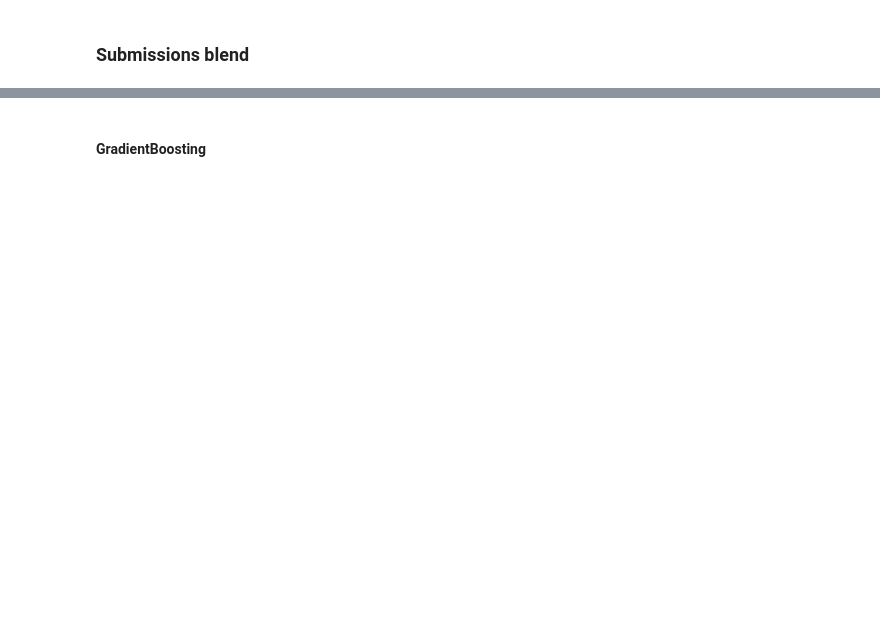
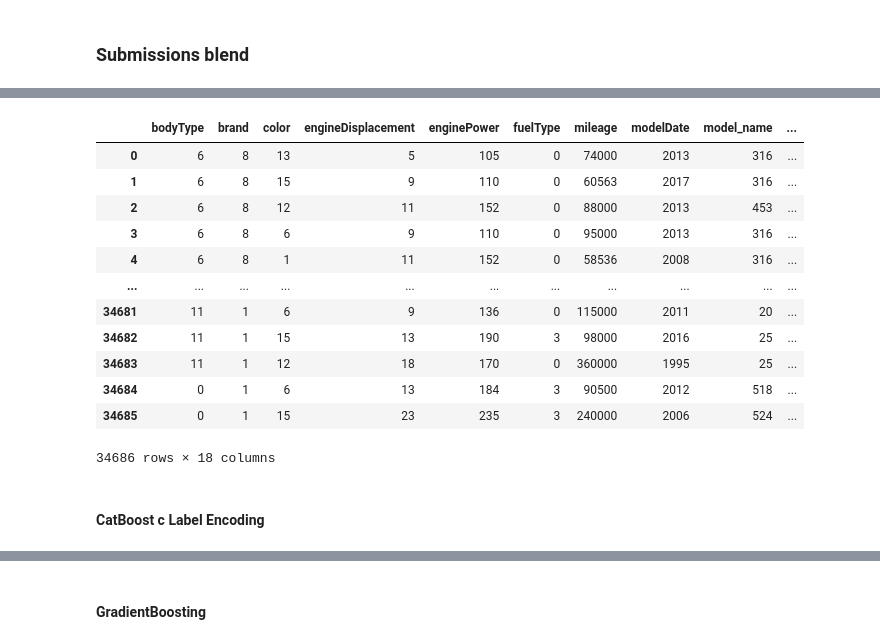
Before and after one commit to mezentsevaEA1/skillfactory_rds, a Jupyter notebook: module_5/sf-dst-car-price-prediction_MKdst35.ipynb, the cells around one changed output, grey strips where cells are left out. Drawn from its saved outputs; the diff is of its cells as text; code cells hidden in the pictures; blank space fills up the shorter version.

```diff
--- a/module_5/sf-dst-car-price-prediction_MKdst35.ipynb
+++ b/module_5/sf-dst-car-price-prediction_MKdst35.ipynb
@@ -1406,0 +1422,9 @@ sample_submission.head(10)
+# %%
+train_preproc_enc = train_preproc.copy()
+X_sub_enc = X_sub.copy()
+# %%
+# ВАЖНО! дря корректной обработки признаков объединяем трейн и тест в один датасет
+train_preproc_enc['sample'] = 1 # помечаем где у нас трейн
+X_sub_enc['sample'] = 0 # помечаем где у нас тест
+
+data_enc = X_sub_enc.append(train_preproc_enc, sort=False).reset_index(drop=True) # объединяем
@@ -1406,0 +1437,7 @@ sample_submission.head(10)
+# %%
+from sklearn import preprocessing
+bin_cols = ['bodyType','brand','color', 'engineDisplacement', 'fuelType', 'model_name','vehicleTransmission', 'ПТС', 'Привод', 'Руль', 'seller_type', 'vendor']
+label_encoder = preprocessing.LabelEncoder()
+for column in bin_cols:
+    data_enc[column] = label_encoder.fit_transform(data_enc[column])
+data_enc.head()
@@ -1406,0 +1453,4 @@ sample_submission.head(10)
+# %%
+train_preproc_enc = data_enc.query('sample == 1').drop(['sample'], axis=1)
+X_sub_enc = data_enc.query('sample == 0').drop(['sample'], axis=1)
+X_sub_enc = X_sub_enc.drop(['price'], axis=1)
@@ -1406,0 +1463,18 @@ sample_submission.head(10)
+# %%
+X_sub_enc
+# %% [output]
+|  | bodyType | brand | color | engineDisplacement | enginePower | fuelType | mileage | modelDate | model_name | ... |
+| 0 | 6 | 8 | 13 | 5 | 105 | 0 | 74000 | 2013 | 316 | ... |
+| 1 | 6 | 8 | 15 | 9 | 110 | 0 | 60563 | 2017 | 316 | ... |
+| 2 | 6 | 8 | 12 | 11 | 152 | 0 | 88000 | 2013 | 453 | ... |
+| 3 | 6 | 8 | 6 | 9 | 110 | 0 | 95000 | 2013 | 316 | ... |
+| 4 | 6 | 8 | 1 | 11 | 152 | 0 | 58536 | 2008 | 316 | ... |
+| ... | ... | ... | ... | ... | ... | ... | ... | ... | ... | ... |
+| 34681 | 11 | 1 | 6 | 9 | 136 | 0 | 115000 | 2011 | 20 | ... |
+| 34682 | 11 | 1 | 15 | 13 | 190 | 3 | 98000 | 2016 | 25 | ... |
+| 34683 | 11 | 1 | 12 | 18 | 170 | 0 | 360000 | 1995 | 25 | ... |
+| 34684 | 0 | 1 | 6 | 13 | 184 | 3 | 90500 | 2012 | 518 | ... |
+| 34685 | 0 | 1 | 15 | 23 | 235 | 3 | 240000 | 2006 | 524 | ... |
+34686 rows × 18 columns
+# %% [markdown]
+#### CatBoost с Label Encoding
```
Also changed, not shown: parts of 24 cells of this notebook.
